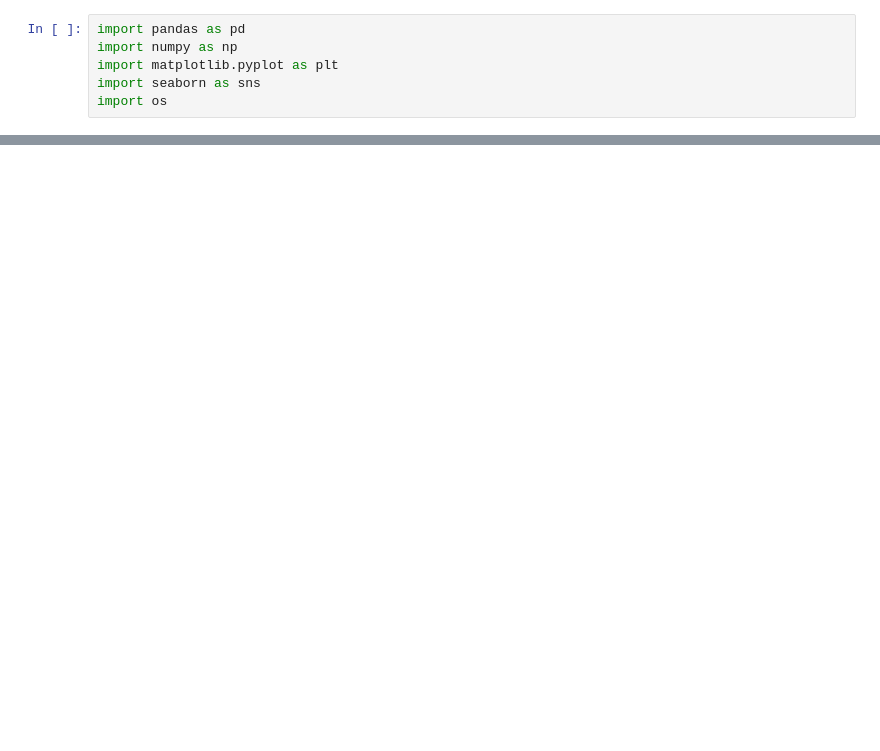
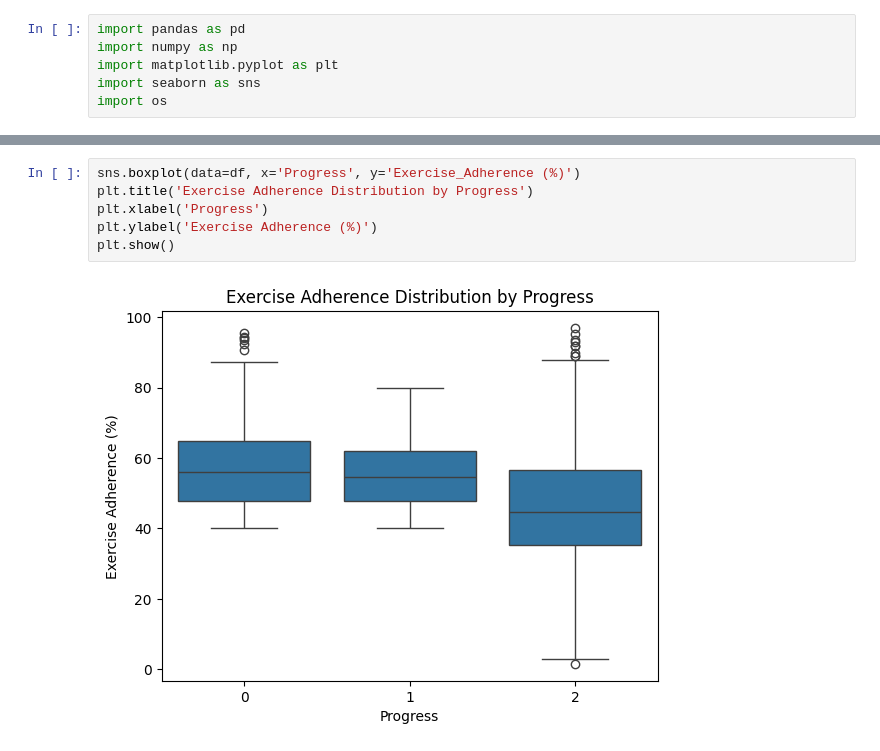
Before and after one commit to janaveniice/MAD-SleepProgressAI, a Jupyter notebook: model.ipynb, the cells around one changed output, grey strips where cells are left out. Cells and saved outputs as stored; diff of their text form; blank space fills up the shorter version.

```diff
--- a/model.ipynb
+++ b/model.ipynb
@@ -15,0 +58,8 @@ FileNotFoundError: [Errno 2] No such file or directory: '../dataset/dataset.csv'
+# %%
+sns.boxplot(data=df, x='Progress', y='Exercise_Adherence (%)')
+plt.title('Exercise Adherence Distribution by Progress')
+plt.xlabel('Progress')
+plt.ylabel('Exercise Adherence (%)')
+plt.show()
+# %% [output]
+[figure, added]
```
Also changed, not shown: parts of 13 cells of this notebook, 4 other files.
